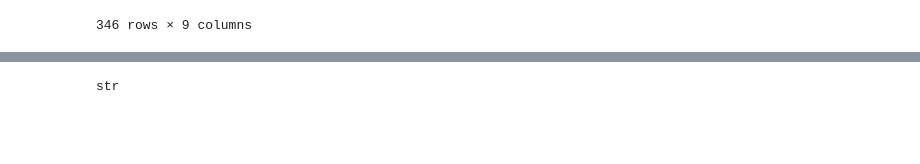
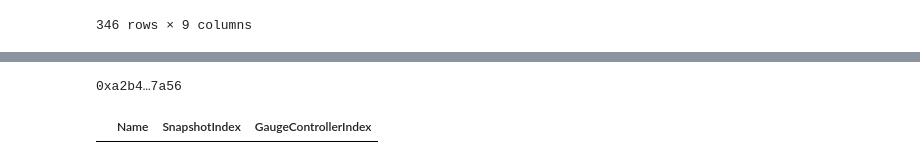
Before and after one commit to DoominEth/Web3DataSandbox, a Jupyter notebook: Untitled.ipynb, the cells around one changed output, grey strips where cells are left out. Drawn from its saved outputs; the diff is of its cells as text; code cells hidden in the pictures; blank space fills up the shorter version.

```diff
--- a/Untitled.ipynb
+++ b/Untitled.ipynb
@@ -350,4 +333,9 @@ gaugeData
-# %%
-type(test.loc[1, 'Name'])
-# %% [output]
-str
+# %%
+poolAddress = gaugeControllerAddresses.loc[0,'Pool']
+print(poolAddress[:6].lower() + '…'+ poolAddress[-4:].lower())
+# %% [output]
+0xa2b4…7a56
+# %%
+beaconDF
+# %% [output]
+|  | Name | SnapshotIndex | GaugeControllerIndex |
```
Also changed, not shown: parts of 10 cells of this notebook.
